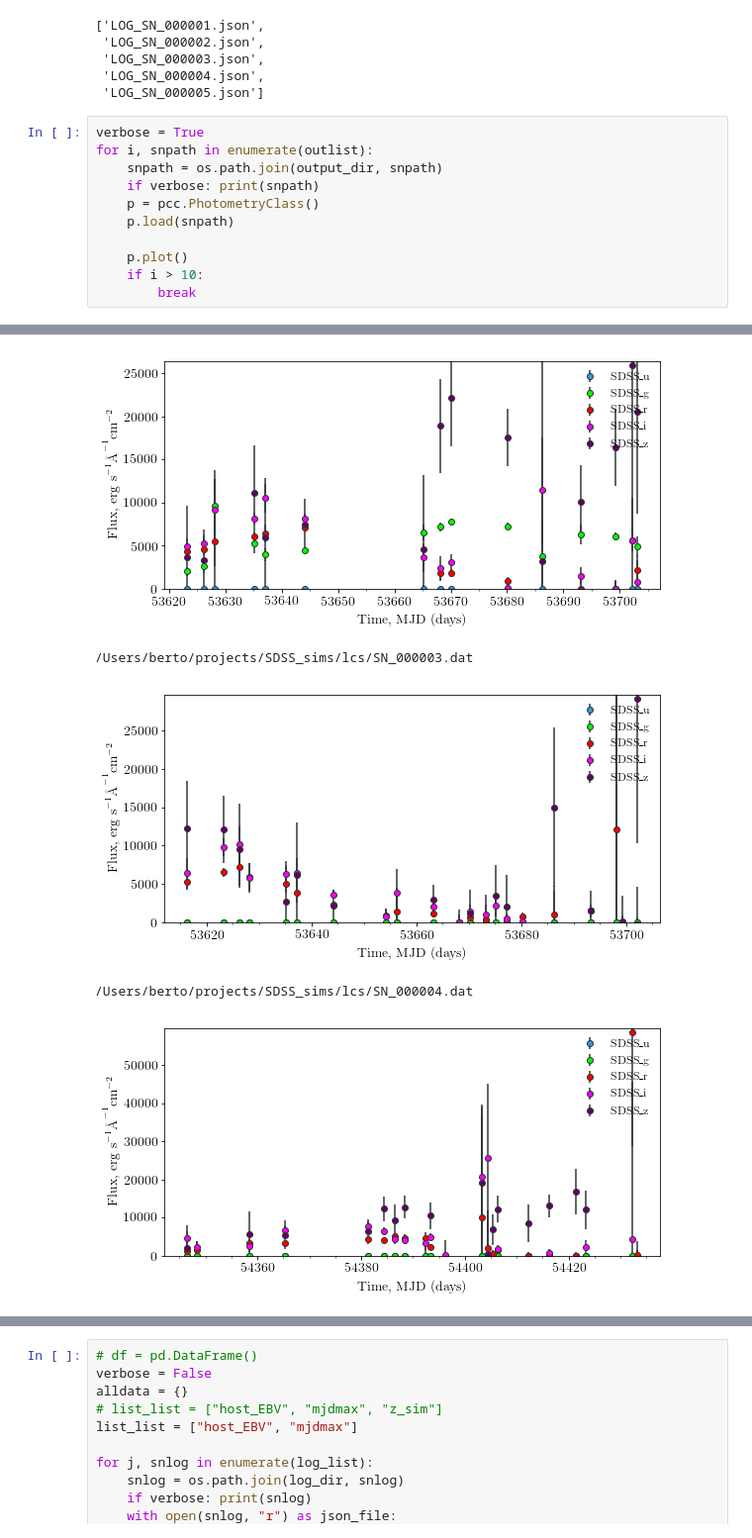
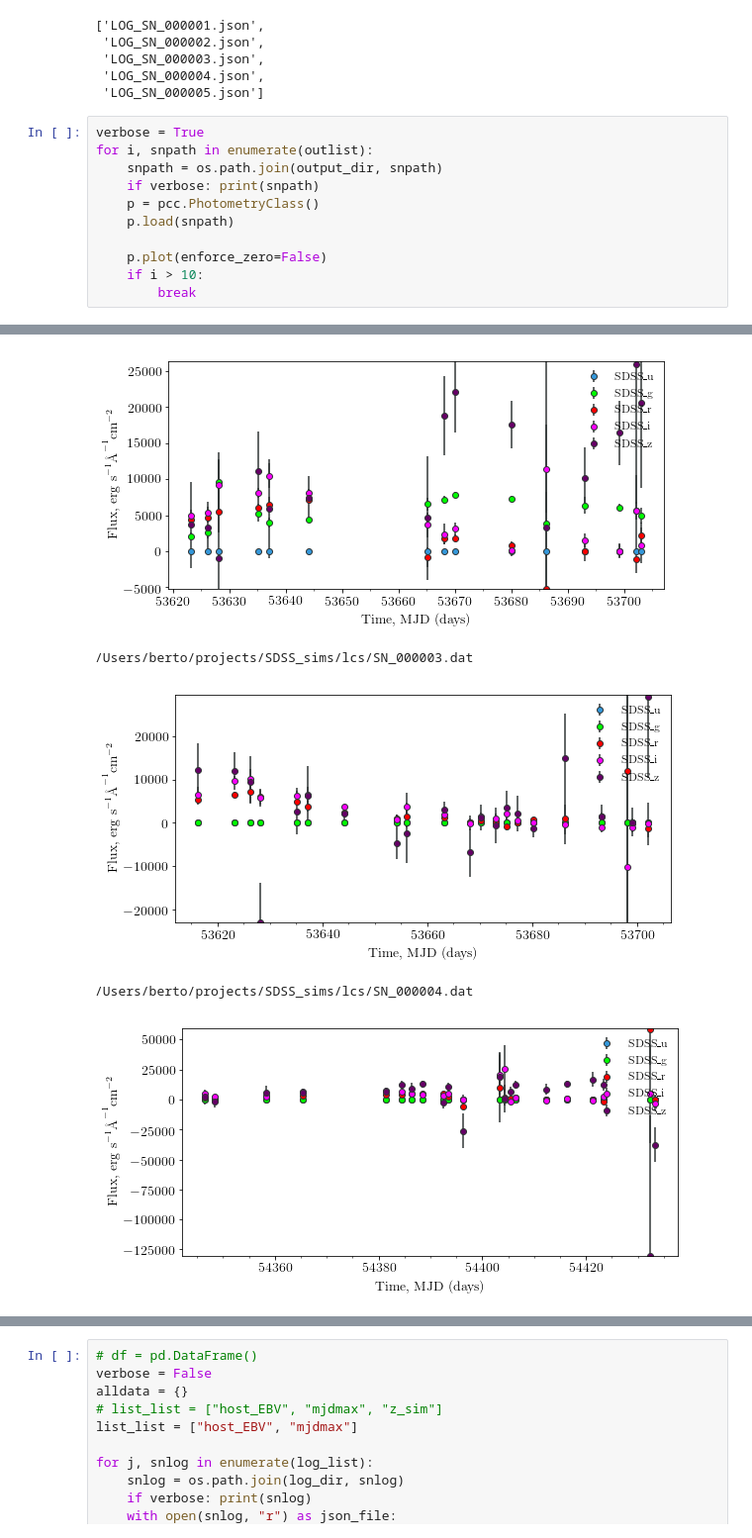
Before and after one commit to RobFirth/LSST_tools, a Jupyter notebook: lsst_tools/sims/notebooks/Check SDSS Sims.ipynb, the cells around one changed output, grey strips where cells are left out. Shown at 99% size. Drawn from its saved outputs; the diff is of its cells as text.

```diff
--- a/lsst_tools/sims/notebooks/Check SDSS Sims.ipynb
+++ b/lsst_tools/sims/notebooks/Check SDSS Sims.ipynb
@@ -42,7 +42,7 @@ for i, snpath in enumerate(outlist):
     p = pcc.PhotometryClass()
     p.load(snpath)
 
-    p.plot()
+    p.plot(enforce_zero=False)
     if i > 10:
         break
 # %% [output]
@@ -51,7 +51,7 @@ for i, snpath in enumerate(outlist):
 /Users/berto/projects/SDSS_sims/lcs/SN_000002.dat
-[figure, old version]
+[figure, new version]
 /Users/berto/projects/SDSS_sims/lcs/SN_000003.dat
-[figure, old version]
+[figure, new version]
 /Users/berto/projects/SDSS_sims/lcs/SN_000004.dat
-[figure, old version]
+[figure, new version]
 /Users/berto/projects/SDSS_sims/lcs/SN_000005.dat
```
Also changed, not shown: parts of 10 cells of this notebook, 2 other files.
